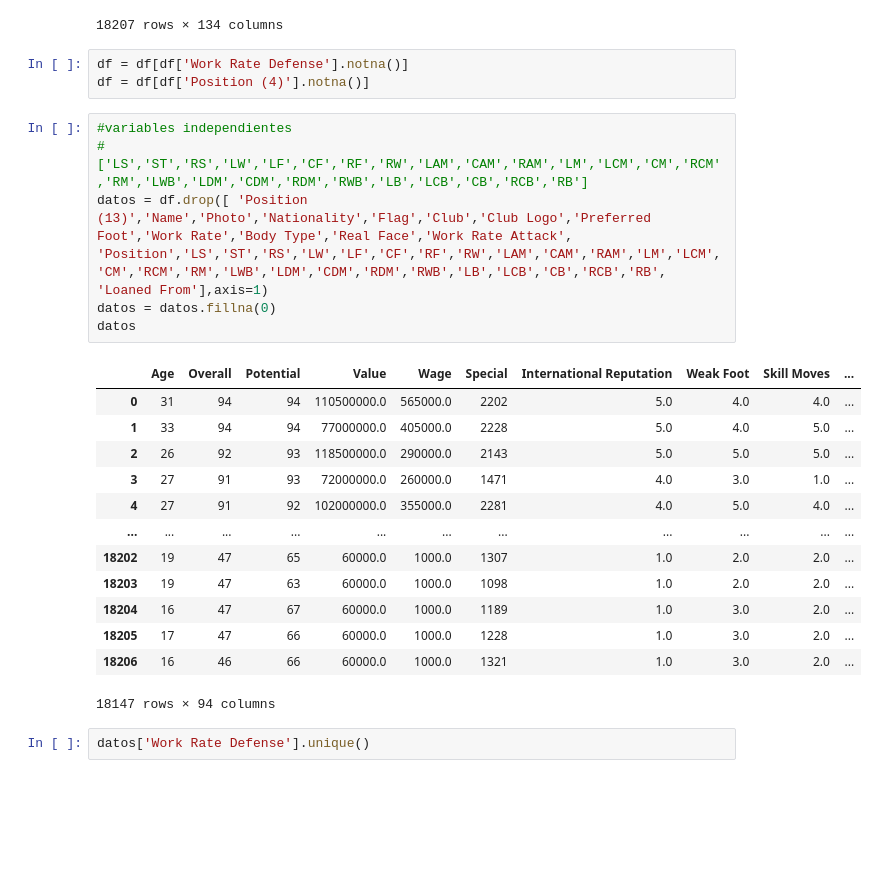
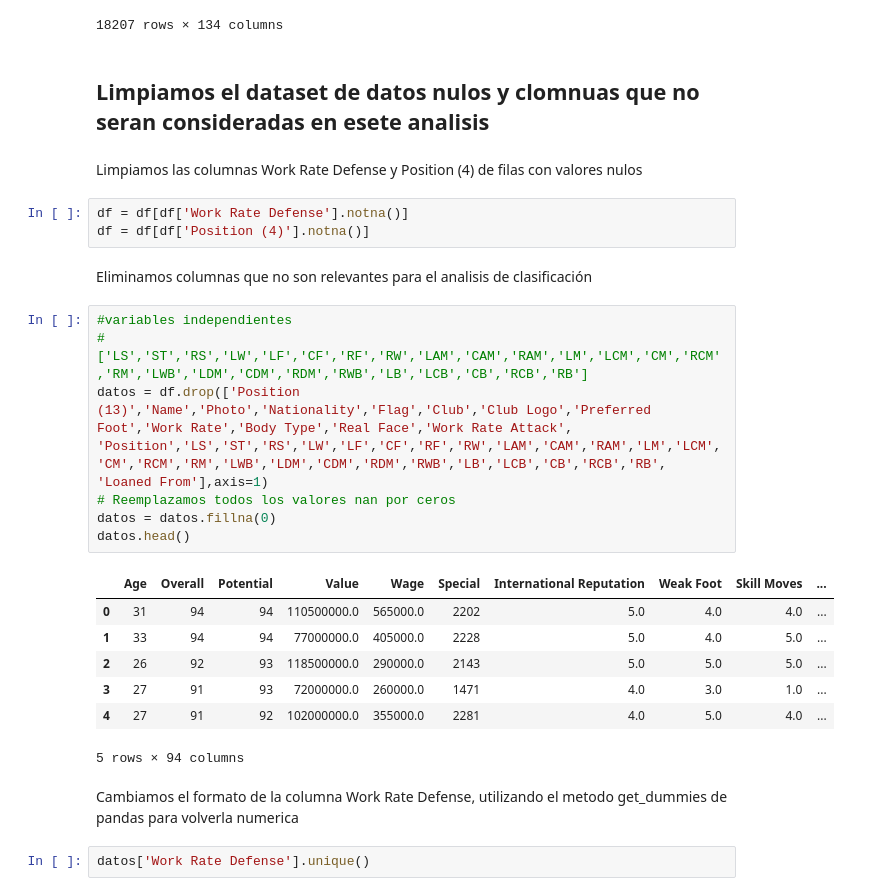
Before and after one commit to KenderWebos/python-data-science, a Jupyter notebook: tarea_5/Main/tarea_5.ipynb, the cells around one changed output. Drawn from its saved outputs; the diff is of its cells as text; blank space fills up the shorter version.

```diff
--- a/tarea_5/Main/tarea_5.ipynb
+++ b/tarea_5/Main/tarea_5.ipynb
@@ -28,29 +45,32 @@ df
 | 18205 | D. Walker-Rice | 17 | https://cdn.sofifa.org/players/4/... | England | https://cdn.sofifa.org/flags/14.png | 47 | 66 | Tranmere Rovers | https://cdn.sofifa.org/teams/2/li... | 60000.0 | ... |
 | 18206 | G. Nugent | 16 | https://cdn.sofifa.org/players/4/... | England | https://cdn.sofifa.org/flags/14.png | 46 | 66 | Tranmere Rovers | https://cdn.sofifa.org/teams/2/li... | 60000.0 | ... |
 18207 rows × 134 columns
+# %% [markdown]
+## Limpiamos el dataset de datos nulos y clomnuas que no seran consideradas en esete analisis
+# %% [markdown]
+Limpiamos las columnas Work Rate Defense y Position (4) de filas con valores nulos
 # %%
 df = df[df['Work Rate Defense'].notna()]
 df = df[df['Position (4)'].notna()]
+# %% [markdown]
+Eliminamos columnas que no son relevantes para el analisis de clasificación
 # %%
 #variables independientes
 #['LS','ST','RS','LW','LF','CF','RF','RW','LAM','CAM','RAM','LM','LCM','CM','RCM','RM','LWB','LDM','CDM','RDM','RWB','LB','LCB','CB','RCB','RB']
-datos = df.drop([ 'Position (13)','Name','Photo','Nationality','Flag','Club','Club Logo','Preferred Foot','Work Rate','Body Type','Real Face','Work Rate Attack', 'Position','LS','ST','RS','LW','LF','CF','RF','RW','LAM','CAM','RAM','LM','LCM','CM','RCM','RM','LWB','LDM','CDM','RDM','RWB','LB','LCB','CB','RCB','RB', 'Loaned From'],axis=1)
+datos = df.drop(['Position (13)','Name','Photo','Nationality','Flag','Club','Club Logo','Preferred Foot','Work Rate','Body Type','Real Face','Work Rate Attack', 'Position','LS','ST','RS','LW','LF','CF','RF','RW','LAM','CAM','RAM','LM','LCM','CM','RCM','RM','LWB','LDM','CDM','RDM','RWB','LB','LCB','CB','RCB','RB', 'Loaned From'],axis=1)
+# Reemplazamos todos los valores nan por ceros
 datos = datos.fillna(0)
-datos
+datos.head()
 # %% [output]
 |  | Age | Overall | Potential | Value | Wage | Special | International Reputation | Weak Foot | Skill Moves | ... |
 | 0 | 31 | 94 | 94 | 110500000.0 | 565000.0 | 2202 | 5.0 | 4.0 | 4.0 | ... |
 | 1 | 33 | 94 | 94 | 77000000.0 | 405000.0 | 2228 | 5.0 | 4.0 | 5.0 | ... |
 | 2 | 26 | 92 | 93 | 118500000.0 | 290000.0 | 2143 | 5.0 | 5.0 | 5.0 | ... |
 | 3 | 27 | 91 | 93 | 72000000.0 | 260000.0 | 1471 | 4.0 | 3.0 | 1.0 | ... |
 | 4 | 27 | 91 | 92 | 102000000.0 | 355000.0 | 2281 | 4.0 | 5.0 | 4.0 | ... |
-| ... | ... | ... | ... | ... | ... | ... | ... | ... | ... | ... |
-| 18202 | 19 | 47 | 65 | 60000.0 | 1000.0 | 1307 | 1.0 | 2.0 | 2.0 | ... |
-| 18203 | 19 | 47 | 63 | 60000.0 | 1000.0 | 1098 | 1.0 | 2.0 | 2.0 | ... |
-| 18204 | 16 | 47 | 67 | 60000.0 | 1000.0 | 1189 | 1.0 | 3.0 | 2.0 | ... |
-| 18205 | 17 | 47 | 66 | 60000.0 | 1000.0 | 1228 | 1.0 | 3.0 | 2.0 | ... |
-| 18206 | 16 | 46 | 66 | 60000.0 | 1000.0 | 1321 | 1.0 | 3.0 | 2.0 | ... |
-18147 rows × 94 columns
+5 rows × 94 columns
+# %% [markdown]
+Cambiamos el formato de la columna Work Rate Defense, utilizando el metodo get_dummies de pandas para volverla numerica
 # %%
 datos['Work Rate Defense'].unique()
 # %% [output]
```
Also changed, not shown: parts of 14 cells of this notebook.
